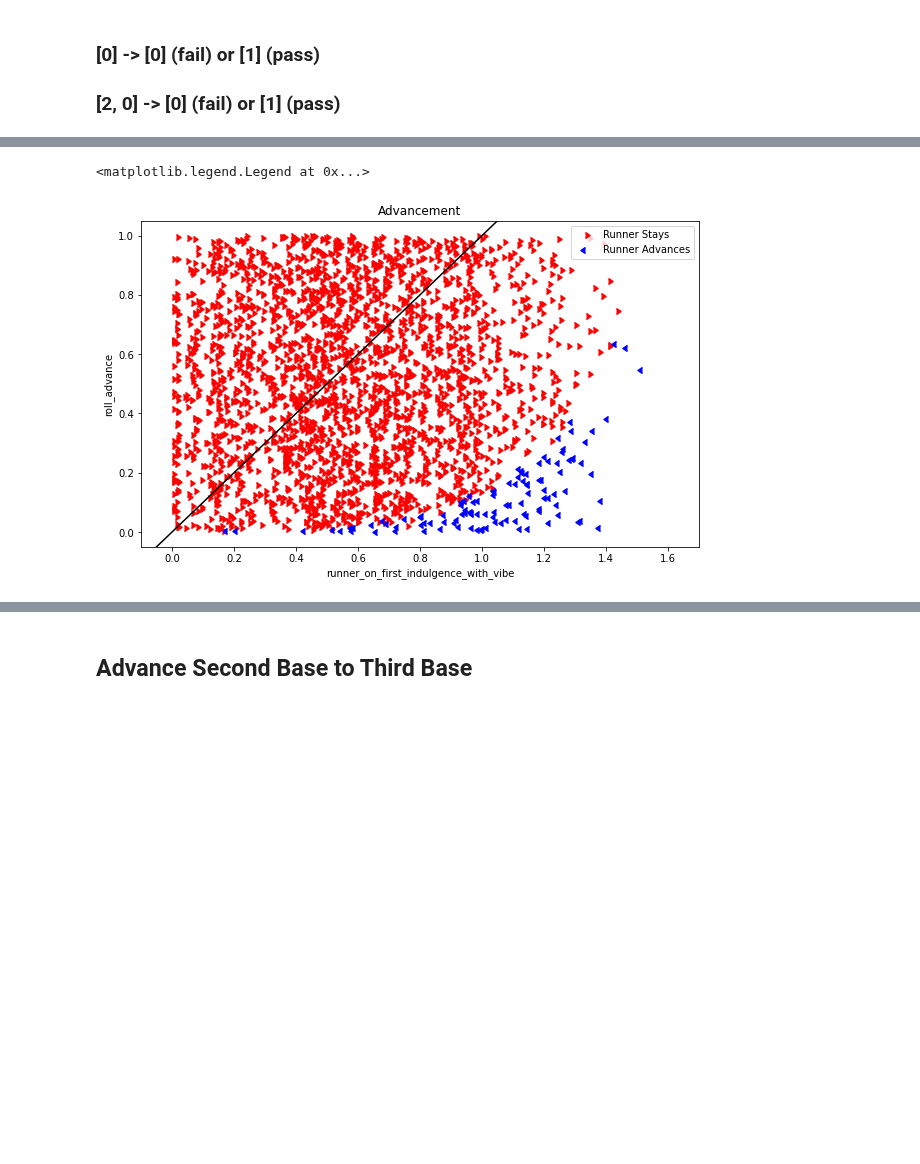
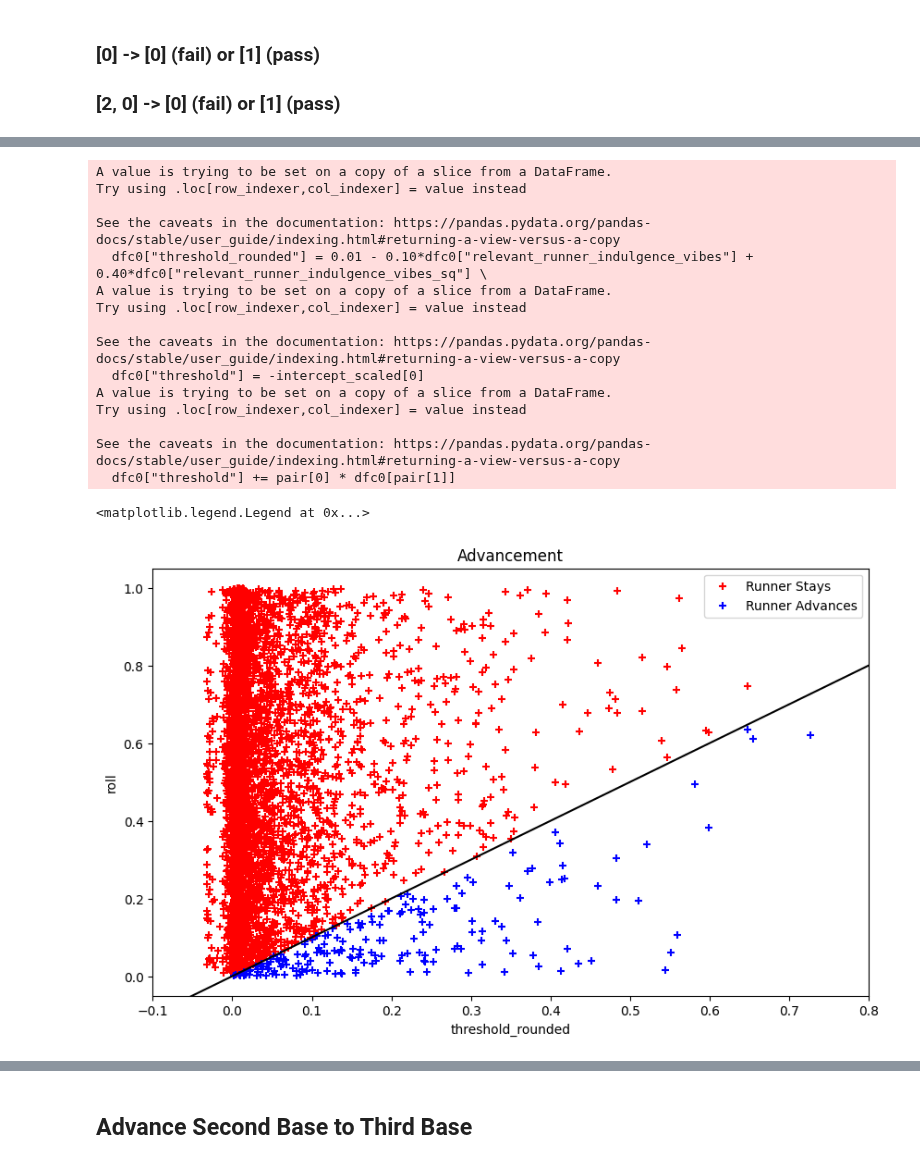
Before and after one commit to xSke/resim, a Jupyter notebook: notebooks/flyouts_master.ipynb, the cells around one changed output, grey strips where cells are left out. Cells and saved outputs as stored; diff of their text form; code cells hidden in the pictures; blank space fills up the shorter version.

```diff
--- a/notebooks/flyouts_master.ipynb
+++ b/notebooks/flyouts_master.ipynb
@@ -346,0 +129,11 @@ See the caveats in the documentation: https://pandas.pydata.org/pandas-docs/stab
+# %%
+dfc0 = df[df['event_type']=='advance_0']
+# Plot the roll
+# fig, ax = plt.subplots(1, figsize=(10, 6), facecolor='white')
+# ax.hist(
+#     dfc0['roll'],
+#     bins=10,
+#     range=[0.,1.],
+#     color="green",
+#     alpha = 0.5
+# )
@@ -396,45 +266,63 @@ sorted(zip(coef_list, X.columns), key=lambda x: abs(x[0]), reverse=True)
 # %%
 # Make scatter plot
 
 # Manual threshold
-dfc["threshold_rounded"] = 0.01 - 0.08*dfc["runner_on_first_indulgence_with_vibe"] + 0.32*dfc["runner_on_first_indulgence_with_vibe_sq"] \
-                                - 0.44*dfc["runner_on_first_indulgence_with_vibe_3"] + 0.33*dfc["runner_on_first_indulgence_with_vibe_4"] \
-                                - 0.10*(dfc["ballpark_elongation"] - 0.5) - 0.10*(dfc["ballpark_inconvenience"] - 0.5)
+# dfc0["threshold_rounded"] = 0.01 - 0.08*dfc0["relevant_runner_indulgence_vibes"] + 0.32*dfc0["relevant_runner_indulgence_vibes_sq"] \
+#                                 - 0.44*dfc0["relevant_runner_indulgence_vibes_3"] + 0.33*dfc0["relevant_runner_indulgence_vibes_4"] \
+#                                 - 0.10*dfc0["ballpark_elongation"] - 0.10*dfc0["ballpark_inconvenience"]
+dfc0["threshold_rounded"] = 0.01 - 0.10*dfc0["relevant_runner_indulgence_vibes"] + 0.40*dfc0["relevant_runner_indulgence_vibes_sq"] \
+                                - 0.55*dfc0["relevant_runner_indulgence_vibes_3"] + 0.375*dfc0["relevant_runner_indulgence_vibes_4"] \
+                                - 0.10*dfc0["ballpark_elongation"] - 0.10*dfc0["ballpark_inconvenience"]
 
 # SVC threshold
-dfc["threshold"] = -intercept_scaled[0]
+dfc0["threshold"] = -intercept_scaled[0]
 for pair in zip(-np.array(coef_list), X.columns):
-    if pair[1] != "roll_advance":
-        dfc["threshold"] += pair[0] * dfc[pair[1]]
-# dfc["threshold_rounded"] = dfc["threshold_rounded"].clip(lower=0.001)
+    if pair[1] != "roll":
+        dfc0["threshold"] += pair[0] * dfc0[pair[1]]
+# dfc0["threshold_rounded"] = dfc0["threshold_rounded"].clip(lower=0.001)
 
-# x_val = "threshold"
-x_val = "runner_on_first_indulgence_with_vibe"
+x_val = "threshold_rounded"
+# x_val = "relevant_runner_indulgence_vibes"
 fig, ax = plt.subplots(1, figsize=(10, 6), facecolor='white')
 ax.scatter(
-    dfc[~dfc["passed"]][x_val],
-    dfc[~dfc["passed"]]["roll_advance"],
+    dfc0[~dfc0["passed"]][x_val],
+    dfc0[~dfc0["passed"]]["roll"],
     color="red",
     label="Runner Stays",
-    marker=CARETRIGHTBASE,
+    marker="+",
 )
 ax.scatter(
-    dfc[dfc["passed"]][x_val],
-    dfc[dfc["passed"]]["roll_advance"],
+    dfc0[dfc0["passed"]][x_val],
+    dfc0[dfc0["passed"]]["roll"],
     color="blue",
     label="Runner Advances",
-    marker=CARETLEFTBASE,
+    marker="+",
 )
 ax.set_xlabel(x_val)
-ax.set_ylabel("roll_advance")
+ax.set_ylabel("roll")
 ax.set_title("Advancement")
-ax.set_xlim(-0.1, 1.7)
+ax.set_xlim(-0.1, 0.8)
 ax.set_ylim(-0.05, 1.05)
 ax.plot(ax.get_xlim(), ax.get_xlim(), "k")
 
 ax.legend()
 # %% [output]
-<matplotlib.legend.Legend at 0x...>
+A value is trying to be set on a copy of a slice from a DataFrame.
+Try using .loc[row_indexer,col_indexer] = value instead
+
+See the caveats in the documentation: https://pandas.pydata.org/pandas-docs/stable/user_guide/indexing.html#returning-a-view-versus-a-copy
+  dfc0["threshold_rounded"] = 0.01 - 0.10*dfc0["relevant_runner_indulgence_vibes"] + 0.40*dfc0["relevant_runner_indulgence_vibes_sq"] \
+A value is trying to be set on a copy of a slice from a DataFrame.
+Try using .loc[row_indexer,col_indexer] = value instead
+
+See the caveats in the documentation: https://pandas.pydata.org/pandas-docs/stable/user_guide/indexing.html#returning-a-view-versus-a-copy
+  dfc0["threshold"] = -intercept_scaled[0]
+A value is trying to be set on a copy of a slice from a DataFrame.
+Try using .loc[row_indexer,col_indexer] = value instead
+
+See the caveats in the documentation: https://pandas.pydata.org/pandas-docs/stable/user_guide/indexing.html#returning-a-view-versus-a-copy
+  dfc0["threshold"] += pair[0] * dfc0[pair[1]]
+<matplotlib.legend.Legend at 0x...>
-[figure, old version]
+[figure, new version]
 # %%
 # Plot outliers
```
Also changed, not shown: parts of 33 cells of this notebook.
